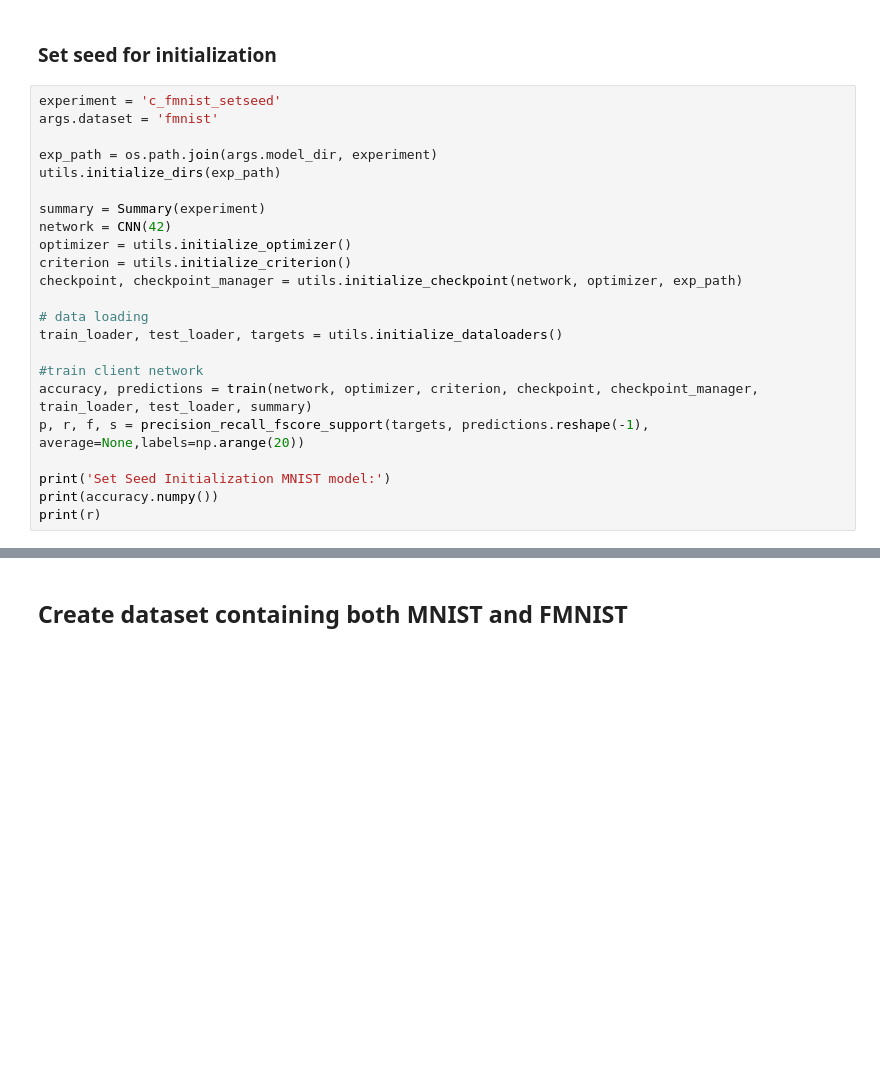
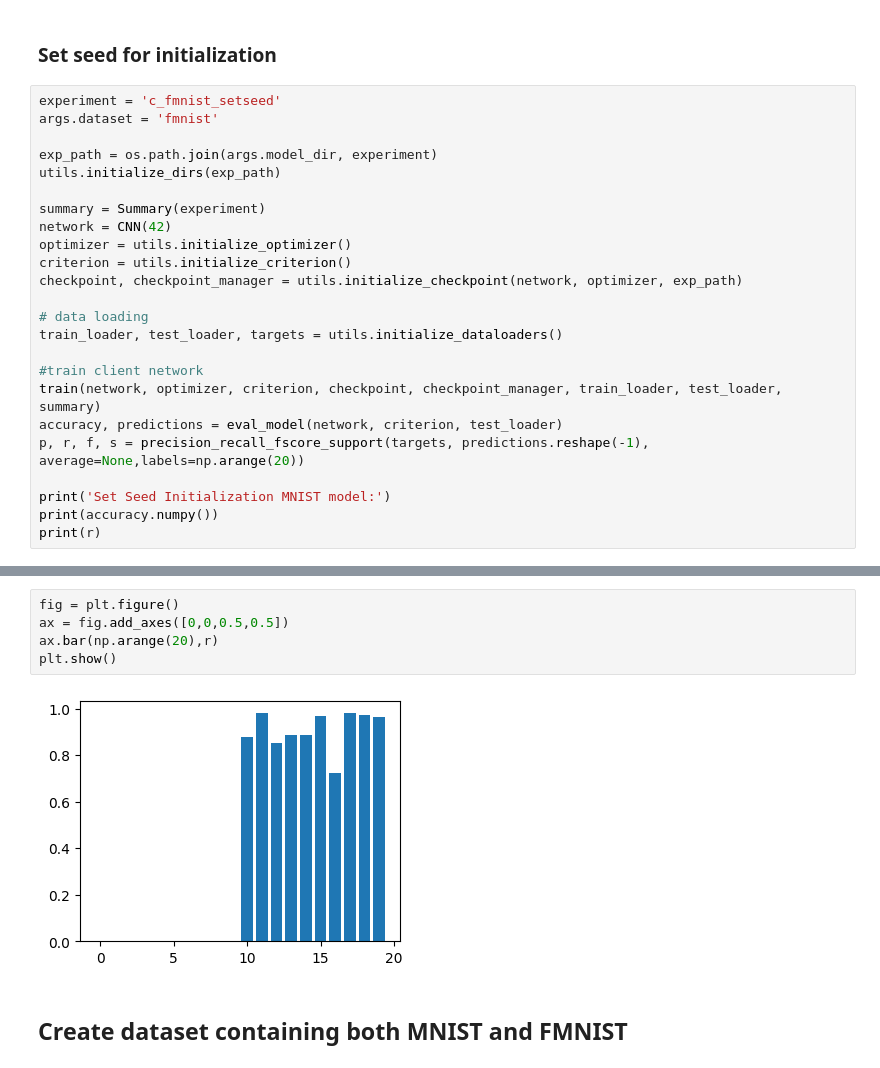
Before and after one commit to Ahmed-anwar/federated_learning, a Jupyter notebook: Notebook.ipynb, the cells around one changed output, grey strips where cells are left out. Cells and saved outputs as stored; diff of their text form; blank space fills up the shorter version.

```diff
--- a/Notebook.ipynb
+++ b/Notebook.ipynb
@@ -278,7 +327,8 @@ checkpoint, checkpoint_manager = utils.initialize_checkpoint(network, optimizer,
 train_loader, test_loader, targets = utils.initialize_dataloaders()
 
 #train client network
-accuracy, predictions = train(network, optimizer, criterion, checkpoint, checkpoint_manager, train_loader, test_loader, summary)
+train(network, optimizer, criterion, checkpoint, checkpoint_manager, train_loader, test_loader, summary)
+accuracy, predictions = eval_model(network, criterion, test_loader)
 p, r, f, s = precision_recall_fscore_support(targets, predictions.reshape(-1), average=None,labels=np.arange(20))
 
 print('Set Seed Initialization MNIST model:')
@@ -287,3 +360,10 @@ print(r)
+# %%
+fig = plt.figure()
+ax = fig.add_axes([0,0,0.5,0.5])
+ax.bar(np.arange(20),r)
+plt.show()
+# %% [output]
+[figure, added]
 # %% [markdown]
 ## Create dataset containing both MNIST and FMNIST
 # %%
```
Also changed, not shown: parts of 19 cells of this notebook.
